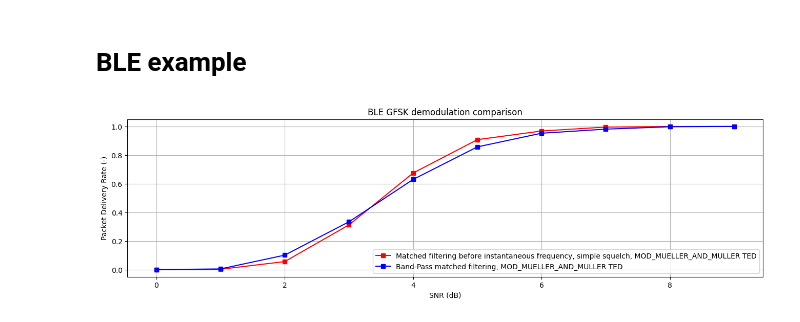
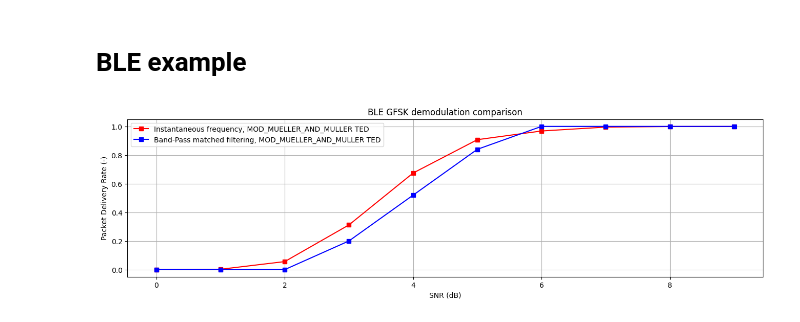
Before and after one commit to SDMote/SDR_projects, a Jupyter notebook: python_phy/jupyter_notebooks/ble_pdr_analysis.ipynb, the cells around one changed output. Cells and saved outputs as stored; diff of their text form; code cells hidden in the pictures.

```diff
--- a/python_phy/jupyter_notebooks/ble_pdr_analysis.ipynb
+++ b/python_phy/jupyter_notebooks/ble_pdr_analysis.ipynb
@@ -51,28 +51,28 @@ for ted in ted_types:
 # %%
 opened_files = []
 # Instantaneous frquency
 for ted in ted_types:
-    with open(f"{folder}/{receiver_type}_before_iir_simple_squelch_{ted}.pkl", "rb") as f:
+    with open(f"{folder}/{receiver_type}_inst_freq_MOD_MUELLER_AND_MULLER.pkl", "rb") as f:
         opened_files.append(pickle.load(f))
 
 # Band pass
 with open(f"{folder}/{receiver_type}_band_pass_MOD_MUELLER_AND_MULLER.pkl", "rb") as f:
     band_pass = pickle.load(f)
 
 markers = ["o", "s", "D", "^", "v", "<", ">", "p", "*", "X"]
 plotter = PDRPlotter()
 # Instantaneous frquency
 plotter.add_trace(
     opened_files[0],
-    f"Matched filtering before instantaneous frequency, simple squelch, {ted_types[0]} TED",
+    f"Instantaneous frequency, {ted_types[0]} TED",
     colour="red",
     linestyle="-",
     marker="s",
 )
 # Band pass
 plotter.add_trace(
     band_pass, f"Band-Pass matched filtering, {'MOD_MUELLER_AND_MULLER'} TED", colour="blue", linestyle="-", marker="s"
 )
 plotter.plot(title="BLE GFSK demodulation comparison", figsize=(16, 4))
 # %% [output]
-[figure, old version]
+[figure, new version]
```
